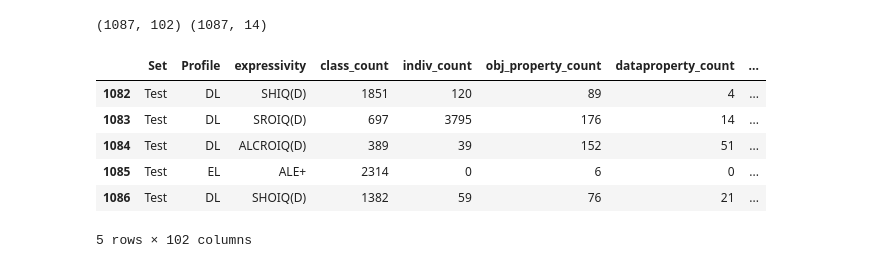
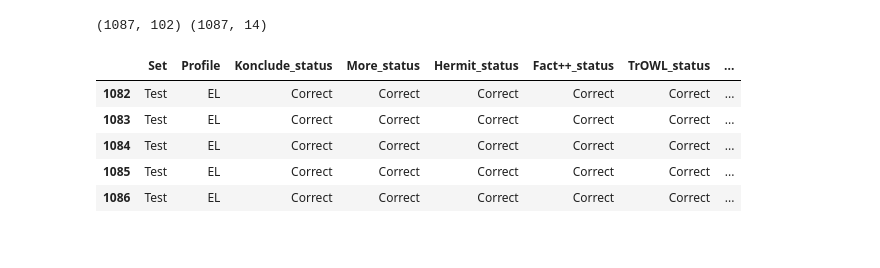
Before and after one commit to hemantnyadav/Predicting-Reasoner-for-Ontology-MultiTarget-and-MultiVariate-classification-, a Jupyter notebook: multi.ipynb, the cells around one changed output. Cells and saved outputs as stored; diff of their text form; code cells hidden in the pictures.

```diff
--- a/multi.ipynb
+++ b/multi.ipynb
@@ -12,16 +13,15 @@ features = pd.read_csv("F:\\ML\\MultiTarget\\features.csv")
 target   = pd.read_csv("F:\\ML\\MultiTarget\\targets.csv")
 # %%
 print(features.shape, target.shape)
-features.tail()
+target.tail()
 # %% [output]
 (1087, 102) (1087, 14)
-|  | Set | Profile | expressivity | class_count | indiv_count | obj_property_count | dataproperty_count | ... |
-| 1082 | Test | DL | SHIQ(D) | 1851 | 120 | 89 | 4 | ... |
-| 1083 | Test | DL | SROIQ(D) | 697 | 3795 | 176 | 14 | ... |
-| 1084 | Test | DL | ALCROIQ(D) | 389 | 39 | 152 | 51 | ... |
-| 1085 | Test | EL | ALE+ | 2314 | 0 | 6 | 0 | ... |
-| 1086 | Test | DL | SHOIQ(D) | 1382 | 59 | 76 | 21 | ... |
+|  | Set | Profile | Konclude_status | More_status | Hermit_status | Fact++_status | TrOWL_status | ... |
+| 1082 | Test | EL | Correct | Correct | Correct | Correct | Correct | ... |
+| 1083 | Test | EL | Correct | Correct | Correct | Correct | Correct | ... |
+| 1084 | Test | EL | Correct | Correct | Correct | Correct | Correct | ... |
+| 1085 | Test | EL | Correct | Correct | Correct | Correct | Correct | ... |
+| 1086 | Test | EL | Correct | Correct | Correct | Correct | Correct | ... |
-5 rows × 102 columns
 # %%
 from sklearn import preprocessing
 
```
Also changed, not shown: parts of 14 cells of this notebook.
